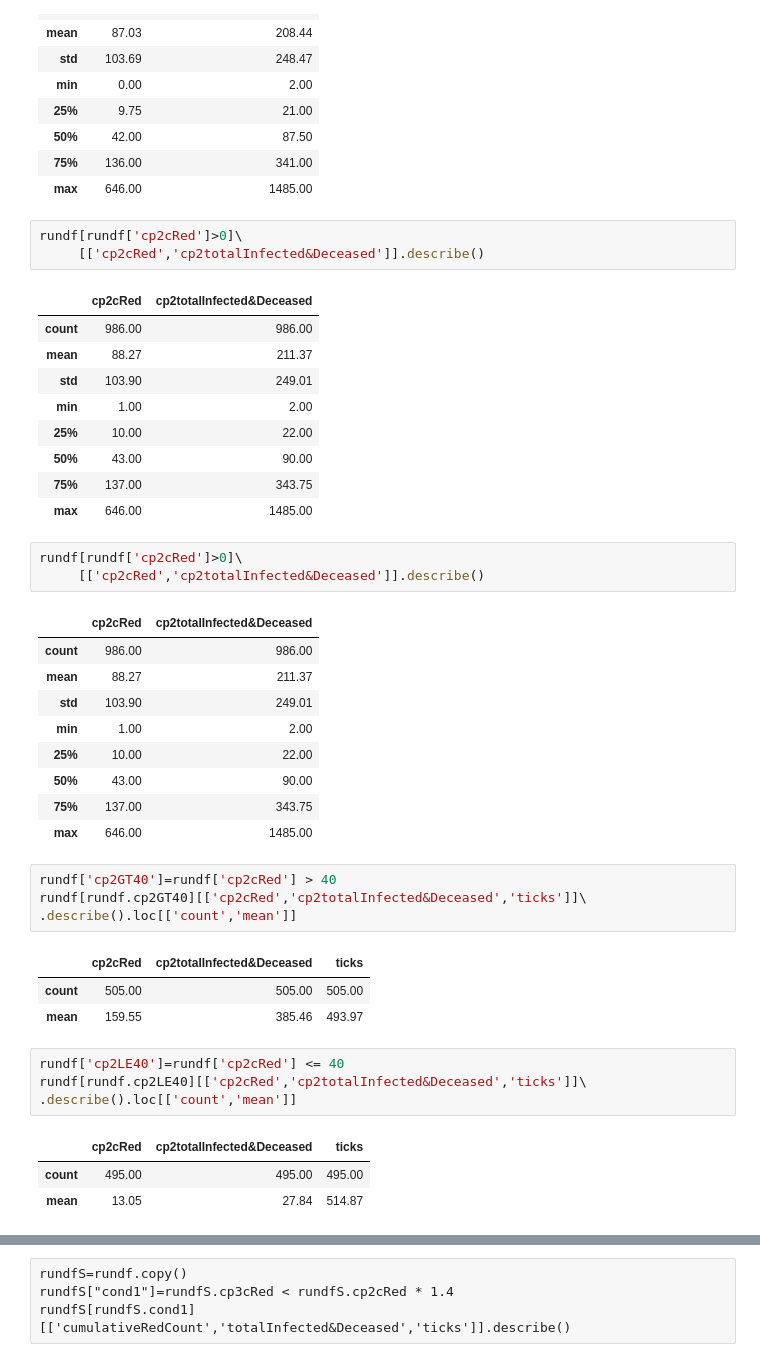
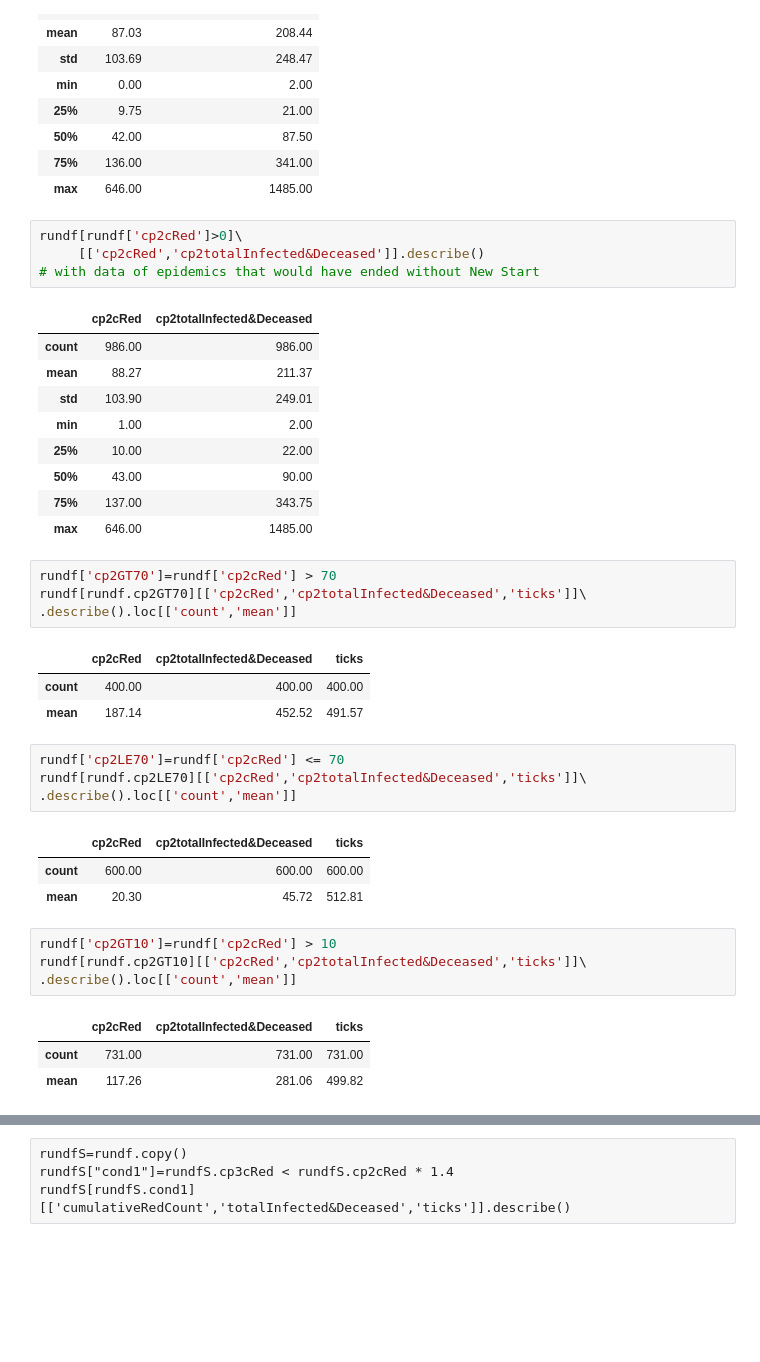
Before and after one commit to terna/readSIsaR_BatchResults, a Jupyter notebook: selectResults1kStableSeedsCPoints_basicControlB_schoolOpenSeptChangingWorldNewStart_plusHMlog.ipynb, the cells around one changed output, grey strips where cells are left out. Drawn from its saved outputs; the diff is of its cells as text; blank space fills up the shorter version.

```diff
--- a/selectResults1kStableSeedsCPoints_basicControlB_schoolOpenSeptChangingWorldNewStart_plusHMlog.ipynb
+++ b/selectResults1kStableSeedsCPoints_basicControlB_schoolOpenSeptChangingWorldNewStart_plusHMlog.ipynb
@@ -130,6 +130,7 @@ rundf[rundf['cp2cRed'].notnull()][['cp2cRed','cp2totalInfected&Deceased']].descr
 # %%
 rundf[rundf['cp2cRed']>0]\
      [['cp2cRed','cp2totalInfected&Deceased']].describe()
+# with data of epidemics that would have ended without New Start
 # %% [output]
 |  | cp2cRed | cp2totalInfected&Deceased |
 | count | 986.00 | 986.00 |
@@ -141,32 +142,27 @@ rundf[rundf['cp2cRed']>0]\
 | 75% | 137.00 | 343.75 |
 | max | 646.00 | 1485.00 |
 # %%
-rundf[rundf['cp2cRed']>0]\
-     [['cp2cRed','cp2totalInfected&Deceased']].describe()
+rundf['cp2GT70']=rundf['cp2cRed'] > 70
+rundf[rundf.cp2GT70][['cp2cRed','cp2totalInfected&Deceased','ticks']]\
+.describe().loc[['count','mean']]
 # %% [output]
-|  | cp2cRed | cp2totalInfected&Deceased |
-| count | 986.00 | 986.00 |
-| mean | 88.27 | 211.37 |
-| std | 103.90 | 249.01 |
-| min | 1.00 | 2.00 |
-| 25% | 10.00 | 22.00 |
-| 50% | 43.00 | 90.00 |
-| 75% | 137.00 | 343.75 |
-| max | 646.00 | 1485.00 |
+|  | cp2cRed | cp2totalInfected&Deceased | ticks |
+| count | 400.00 | 400.00 | 400.00 |
+| mean | 187.14 | 452.52 | 491.57 |
 # %%
-rundf['cp2GT40']=rundf['cp2cRed'] > 40
-rundf[rundf.cp2GT40][['cp2cRed','cp2totalInfected&Deceased','ticks']]\
+rundf['cp2LE70']=rundf['cp2cRed'] <= 70
+rundf[rundf.cp2LE70][['cp2cRed','cp2totalInfected&Deceased','ticks']]\
 .describe().loc[['count','mean']]
 # %% [output]
 |  | cp2cRed | cp2totalInfected&Deceased | ticks |
-| count | 505.00 | 505.00 | 505.00 |
-| mean | 159.55 | 385.46 | 493.97 |
+| count | 600.00 | 600.00 | 600.00 |
+| mean | 20.30 | 45.72 | 512.81 |
 # %%
-rundf['cp2LE40']=rundf['cp2cRed'] <= 40
-rundf[rundf.cp2LE40][['cp2cRed','cp2totalInfected&Deceased','ticks']]\
+rundf['cp2GT10']=rundf['cp2cRed'] > 10
+rundf[rundf.cp2GT10][['cp2cRed','cp2totalInfected&Deceased','ticks']]\
 .describe().loc[['count','mean']]
 # %% [output]
 |  | cp2cRed | cp2totalInfected&Deceased | ticks |
-| count | 495.00 | 495.00 | 495.00 |
-| mean | 13.05 | 27.84 | 514.87 |
+| count | 731.00 | 731.00 | 731.00 |
+| mean | 117.26 | 281.06 | 499.82 |
 # %%
```
Also changed, not shown: parts of 15 cells of this notebook, 1 other file.
